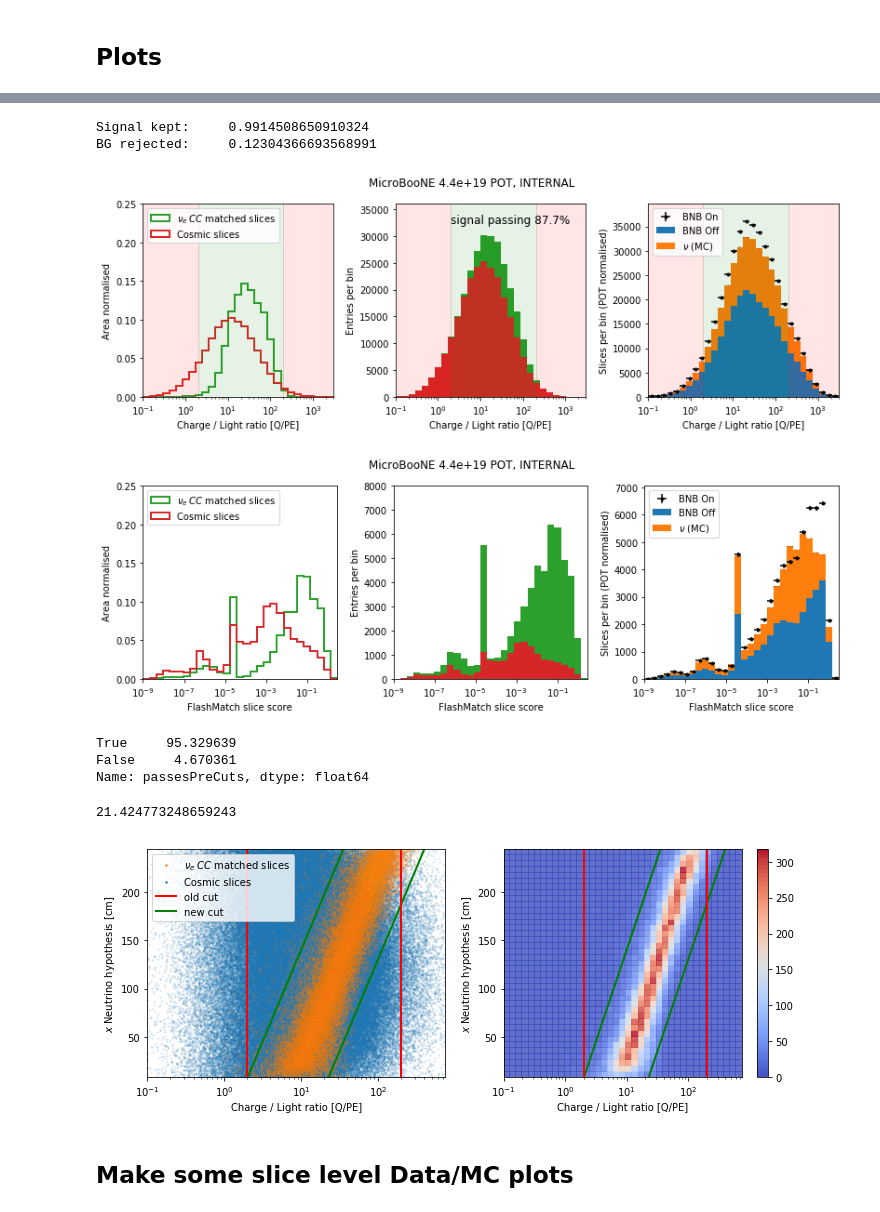
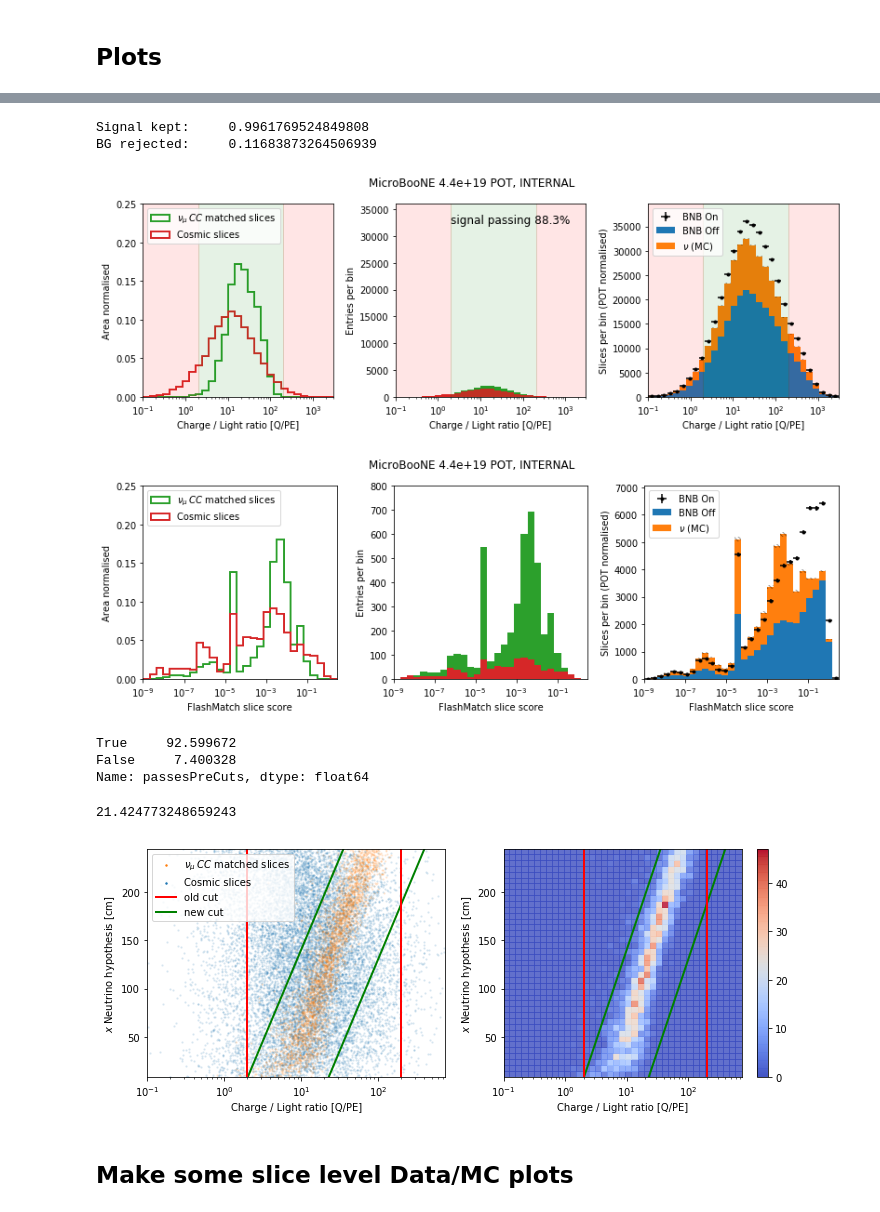
Before and after one commit to Wouter-VDP/MCC9_FlashID, a Jupyter notebook: Flash_ID_all.ipynb, the cells around one changed output, grey strips where cells are left out. Saved outputs shown, nothing was run; the diff lists cells and outputs as text; code cells hidden in the pictures.

```diff
--- a/Flash_ID_all.ipynb
+++ b/Flash_ID_all.ipynb
@@ -194,4 +205,11 @@ df_nu_slices_sig = inTPC_df( pd.DataFrame.from_dict(file_dict['nu']['slices']),
 df_nu_slices_sig.columns = [c.decode('UTF-8') for c in df_nu_slices_sig.columns ]
 df_nu_slices_sig = df_nu_slices_sig.query('leptonEnergy>@kin_min_mu & ~nuCCNC & abs(nuPdgCode)==14')
 
-df_nue_sig.head()
+if sig=='nu':
+    df_slices_sig = df_nu_slices_sig
+    df_sig = df_nu_sig
+elif sig=='nue':
+    df_slices_sig = df_nue_slices_sig
+    df_sig = df_nue_sig
+else:
+    print('What is the signal sample? ERROR!')
@@ -230,11 +240,11 @@ Events passing optical selection: (87.12+-0.12)%
 # %%
-mask = df_nue_slices_sig.eval('isTaggedAsTarget & isMostComplete')
-frq = sum(mask)/num_sig_nue
-err = helper.effErr(sum(mask), num_sig_nue)
+mask = df_slices_sig.eval('isTaggedAsTarget & isMostComplete')
+frq = sum(mask)/num_sig
+err = helper.effErr(sum(mask), num_sig)
 print('Events where most complete slice passes the optical selection: ({0:.2f}+-{1:.2f})%'.format(frq*100,err*100))
 
-mask = df_nue_slices_sig.eval('isTaggedAsTarget & completeness>0.8 & purity>0.8')
-mask_denom = df_nue_slices_sig.eval('completeness>0.8 & purity>0.8')
+mask = df_slices_sig.eval('isTaggedAsTarget & completeness>0.8 & purity>0.8')
+mask_denom = df_slices_sig.eval('completeness>0.8 & purity>0.8')
 frq = sum(mask)/sum(mask_denom)
 err = helper.effErr(sum(mask), sum(mask_denom))
 print('80%+Pure/Complete slices passing the selection: ({0:.2f}+-{1:.2f})%'.format(frq*100,err*100))
@@ -475,7 +485,7 @@ for field, N, x_min, x_max, lab, apply_mask in zip(*arrays):
         data = [file_dict[s]['events'][field] for s in dict_names]
         scales_here = scales
     # I need a signal sample for nue, overwrite it!
-    data[0] = df_nue_sig[field.decode('UTF-8')]
+    data[0] = df_sig[field.decode('UTF-8')]
     edges, edges_mid, bins, err, max_val = helper.histHelper(N,x_min,x_max,data, weights=scales_here)
     widths = (edges_mid - edges[:-1])
 
@@ -483,7 +493,7 @@ for field, N, x_min, x_max, lab, apply_mask in zip(*arrays):
     mean = np.mean(data[0][data[0]>-1])
     bins[0]=np.append(bins[0],bins[0][0])
     err[0]=np.append(err[0],err[0][0])
-    ax[0].step(edges,bins[0], lw=2, where='post', label=r'BNB $\nu_e \: CC$, mean:{0:0.2f}'.format(mean))
+    ax[0].step(edges,bins[0], lw=2, where='post', label=r'BNB $\nu_\mu \: CC$, mean:{0:0.2f}'.format(mean))
     ax[0].fill_between(edges, bins[0] - err[0], bins[0] + err[0], alpha=0.3, step='post')
     ax[0].set_xlim(x_min,x_max)
     ax[0].set_ylim(0,1.2*max_val[0])
@@ -771,15 +768,15 @@ cut_arr =    [105,  1.0,    95, 2.1,[50,250],0]
 query_bad = query_has_flash+' & '+query_has_deposition+' & (purity<0.2) & (completeness<0.2)'
 # %%
 # Plotter
-labels = ['Cosmic slices', r'$\nu_e \: CC$ matched slices']
+labels = ['Cosmic slices', r'$\nu_\mu \: CC$ matched slices']
 
 for field_bin ,x_axis, x_min, x_max, bins, y_max, y_max2, cut in zip(plot_fields_bin, plot_x_axis, x_min_arr, x_max_arr, bins_arr, y_max_arr, y_max_2_arr ,cut_arr):
 
     fig,ax=plt.subplots(ncols=3,nrows=1,figsize=(7*gr,4), sharex=True)
     field = field_bin.decode('UTF-8')
 
-    data_good = df_nue_slices_sig.query(query_perfect)[field]
-    data_bad = df_nue_slices_sig.query(query_bad)[field]
+    data_good = df_slices_sig.query(query_perfect)[field]
+    data_bad = df_slices_sig.query(query_bad)[field]
     data = [data_bad,data_good]
 
     edges = np.linspace(x_min,x_max, bins+1)
@@ -899,8 +896,8 @@ x_axis = r"Charge / Light ratio [Q/PE]"
 field_bin = b'chargeToLightRatio'
 field = field_bin.decode('UTF-8')
 
-data_good = df_nue_slices_sig.query(query_perfect)[field]
-data_bad = df_nue_slices_sig.query(query_bad)[field]
+data_good = df_slices_sig.query(query_perfect)[field]
+data_bad = df_slices_sig.query(query_bad)[field]
 data = [data_bad,data_good]
 #Ratio of good slices kept by this cut:
 mask_cut = (data_good>2) & (data_good<200)
@@ -955,9 +952,9 @@ fig.tight_layout()
 fig.subplots_adjust(top=0.88)
 fig.savefig( outdir+field+".pdf")
 # %% [output]
-Signal kept:     0.9914508650910324
-BG rejected:     0.12304366693568991
+Signal kept:     0.9961769524849808
+BG rejected:     0.11683873264506939
-[figure, old version]
+[figure, new version]
 # %%
 # make flashmatchscore plot!
 fig,ax=plt.subplots(ncols=3,nrows=1,figsize=(7*gr,4), sharex=True)
@@ -968,14 +965,14 @@ N=30
 bhalf = (x_max-x_min)/(2*N)
 edges=np.logspace(np.log10(x_min),np.log10(x_max), N)
 y_max = 0.25
-y_max2= 8000
+y_max2= 8000*plot_scale
 
 x_axis = r"FlashMatch slice score"
 field_bin = b'flashMatchScore'
 field = field_bin.decode('UTF-8')
 
-data_good = df_nue_slices_sig.query(query_perfect)[field]
-data_bad = df_nue_slices_sig.query(query_bad)[field]
+data_good = df_slices_sig.query(query_perfect)[field]
+data_bad = df_slices_sig.query(query_bad)[field]
 data = [data_bad,data_good]
 
 scale_log = [[1/sum(d>1e-10)]*len(d) for d in data]
@@ -1016,14 +1013,14 @@ fig.tight_layout()
 fig.subplots_adjust(top=0.88)
 fig.savefig( outdir+field+".pdf")
 # %% [output]
-[figure, old version]
+[figure, new version]
 # %%
 # How much of the perfect slices is passing the precuts?
-df_nue_perfect_slices = df_nue_slices_sig.query(query_perfect).copy()
-df_nue_perfect_slices['passesPreCuts'].value_counts()/len(df_nue_perfect_slices)*100
+df_perfect_slices = df_slices_sig.query(query_perfect).copy()
+df_perfect_slices['passesPreCuts'].value_counts()/len(df_perfect_slices)*100
 # %% [output]
-True     95.329639
-False     4.670361
+True     92.599672
+False     7.400328
 Name: passesPreCuts, dtype: float64
 # %%
 # Percent of events in BNB off that passes the selection:
@@ -1036,8 +1033,8 @@ N=1000000
 m_xcl = 190
 
 field = 'chargeToLightRatio'
-x_good = df_nue_slices_sig.query(query_perfect)[field].head(N)
-x_bad = df_nue_slices_sig.query(query_bad)[field].head(N)
+x_good = df_slices_sig.query(query_perfect)[field].head(N)
+x_bad = df_slices_sig.query(query_bad)[field].head(N)
 x_data = [x_bad, x_good]
 x_max = 750
 x_min = 0.1
@@ -1045,8 +1042,8 @@ x_bins = 40
 x_edges=np.logspace(np.log10(x_min),np.log10(x_max), x_bins)
 
 field = 'centerX'
-y_good = df_nue_slices_sig.query(query_perfect)[field].head(N)
-y_bad = df_nue_slices_sig.query(query_bad)[field].head(N)
+y_good = df_slices_sig.query(query_perfect)[field].head(N)
+y_bad = df_slices_sig.query(query_bad)[field].head(N)
 y_data = [y_bad, y_good]
 y_max = upper[0]-fidvol_arr[0]
 y_min = lower[0]+fidvol_arr[1]
@@ -1082,34 +1079,34 @@ im = ax[1].pcolormesh(X, Y, h.T, cmap='coolwarm', alpha=0.8)
 clb = fig.colorbar(im, ax=ax[1])
 ax[1].set_xscale('log')
 ax[0].set_ylim(y_min, y_max)
 ax[1].set_ylim(y_min, y_max)
 
 ax[1].plot(mids_x, m_xcl*np.log10(mids_x)-50, color='g', lw=2, label='new cut')
 ax[1].plot(mids_x, m_xcl*np.log10(mids_x)-250, color='g', lw=2)
 ax[1].axvline(x=2, color='r', lw=2, label='old cut')
 ax[1].axvline(x=200, color='r', lw=2)
 
 #y_mean = []
 #y_err = []
 #for n in h:
 #    if sum(n)==0:
 #        y_err.append(0)
 #        y_mean.append(0)
 #        continue
 #    mids_y = 0.5*(y_edges[1:] + y_edges[:-1])
 #    mean = np.average(mids_y, weights=n)
 #    mean = mids_y[np.argmax(n)]
 #    var = np.average((mids_y - mean)**2, weights=n)
 #    y_err.append(np.sqrt(var))
 #    y_mean.append(mean)
 #print(y_mean)
 #ax[1].errorbar(mids_x,y_mean, xerr=x_width/2, yerr=y_err,color='k', fmt='.', label='mpv+std per bin', alpha=0.7)
 #ax[1].legend(loc='upper left')
 
 fig.tight_layout()
 fig.savefig(outdir+"scatter_x_charge_light.png", bbox_inches="tight", dpi=300)
 # %% [output]
-[figure, old version]
+[figure, new version]
 # %% [markdown]
 ## Make some slice level Data/MC plots
 # %%
```
Also changed, not shown: parts of 25 cells of this notebook, 36 other files.
